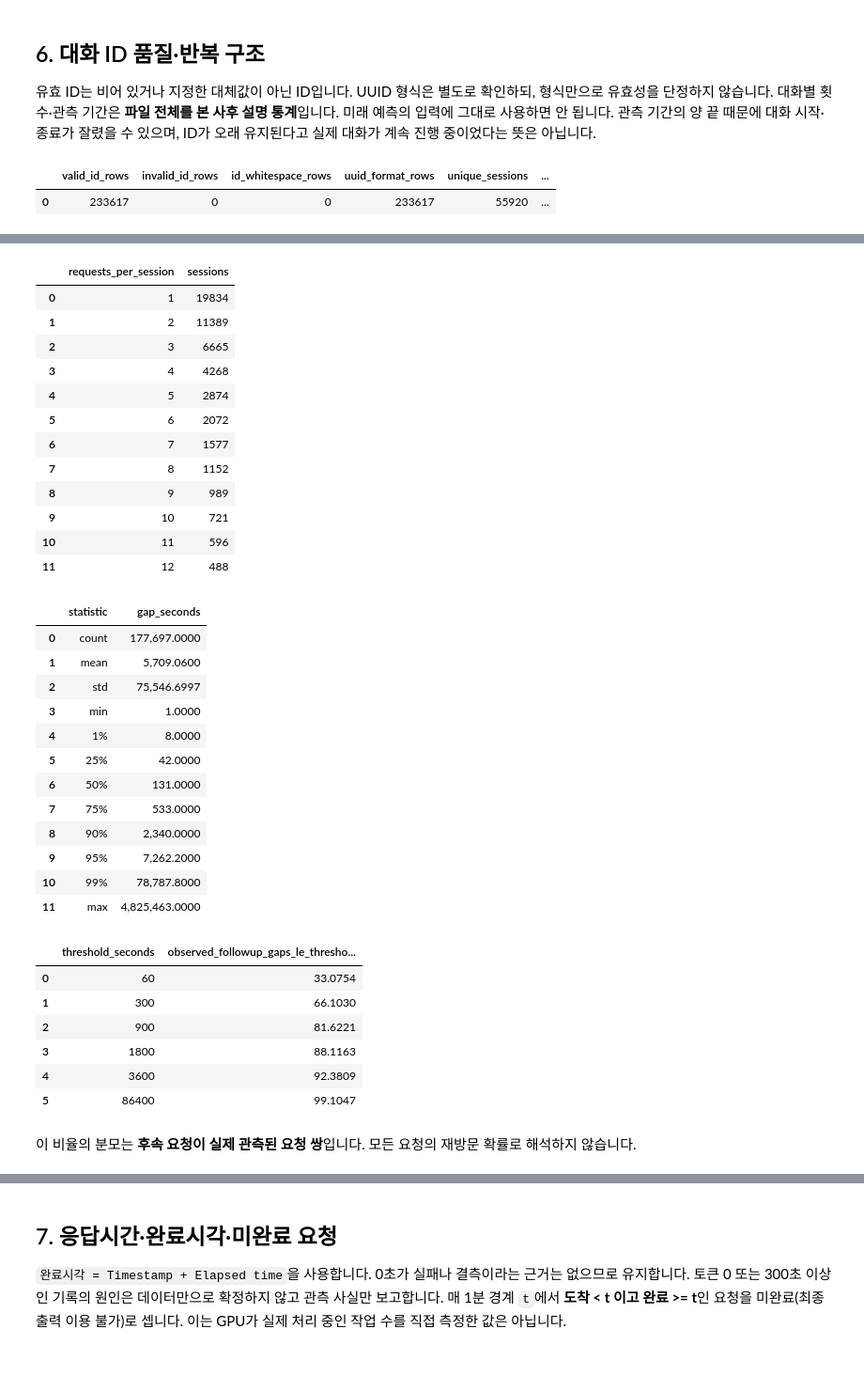
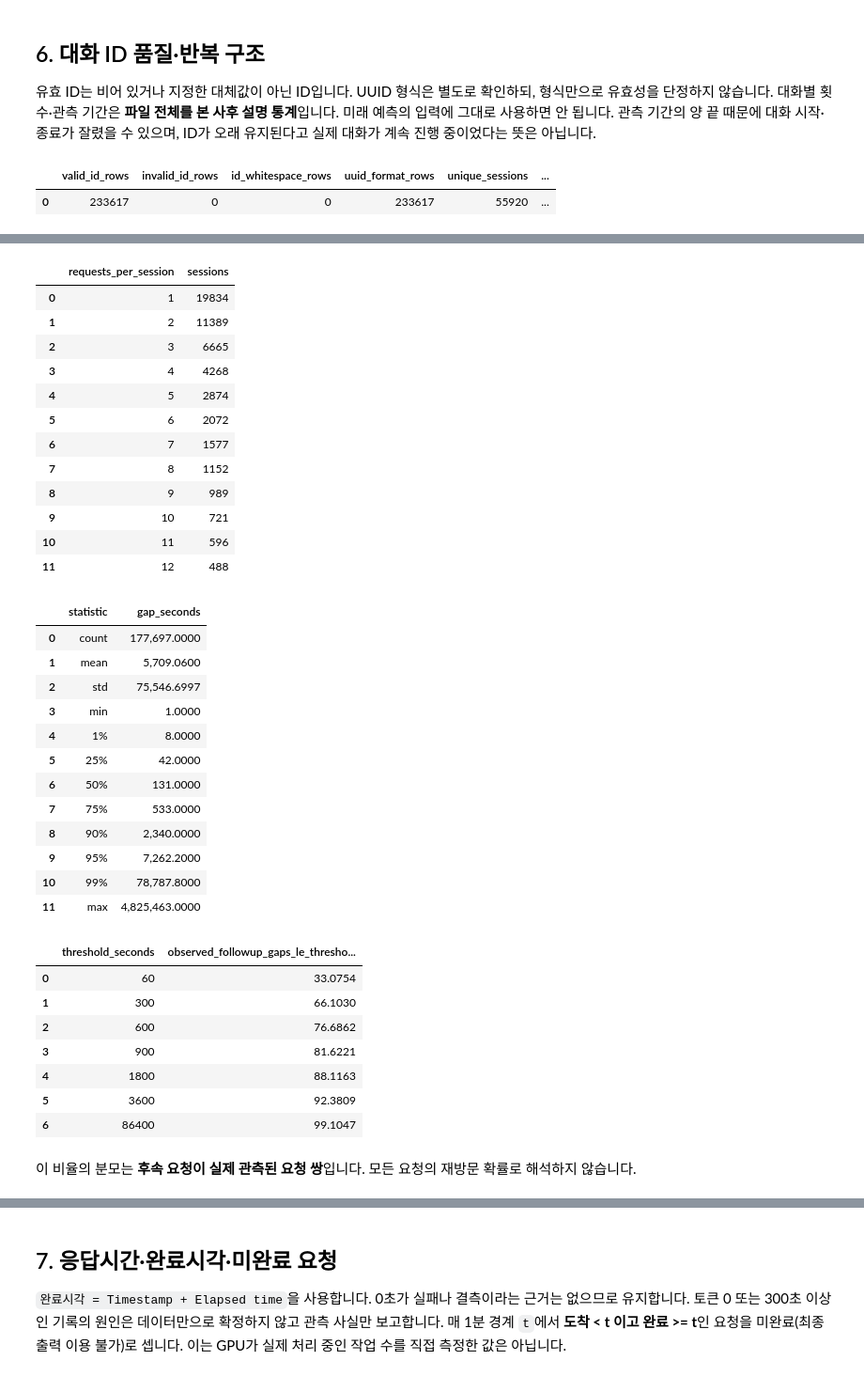
Before and after one commit to jongrionro-debug/TS_-, a Jupyter notebook: eda/eda.ipynb, the cells around one changed output, grey strips where cells are left out. Shown at 94% size. Drawn from its saved outputs; the diff is of its cells as text; code cells hidden in the pictures.

```diff
--- a/eda/eda.ipynb
+++ b/eda/eda.ipynb
@@ -498,7 +517,7 @@ save_table(session_size_counts, '06_session_size_counts', rows=12)
 gaps = session_rows['_gap_seconds'].dropna()
 gap_distribution = gaps.describe(percentiles=[.01, .25, .5, .75, .9, .95, .99]).to_frame('gap_seconds').reset_index(names='statistic')
 save_table(gap_distribution, '06_followup_gap_distribution')
-gap_thresholds = pd.DataFrame({'threshold_seconds': [60, 300, 900, 1800, 3600, 86400]})
+gap_thresholds = pd.DataFrame({'threshold_seconds': [60, 300, 600, 900, 1800, 3600, 86400]})
 gap_thresholds['observed_followup_gaps_le_threshold_pct'] = [float(gaps.le(v).mean() * 100) for v in gap_thresholds['threshold_seconds']]
 save_table(gap_thresholds, '06_followup_gap_thresholds')
 display(Markdown('이 비율의 분모는 **후속 요청이 실제 관측된 요청 쌍**입니다. 모든 요청의 재방문 확률로 해석하지 않습니다.'))
@@ -526,37 +545,38 @@ save_fig(fig, '06_sessions_and_followups')
 | 2 | model_count | 55,920.0000 | 1.0706 | 0.2562 | 1.0000 | 1.0000 | 1.0000 | 1.0000 | 1.0000 | 2.0000 | 2.0000 | ... |
 |  | requests_per_session | sessions |
 | 0 | 1 | 19834 |
 | 1 | 2 | 11389 |
 | 2 | 3 | 6665 |
 | 3 | 4 | 4268 |
 | 4 | 5 | 2874 |
 | 5 | 6 | 2072 |
 | 6 | 7 | 1577 |
 | 7 | 8 | 1152 |
 | 8 | 9 | 989 |
 | 9 | 10 | 721 |
 | 10 | 11 | 596 |
 | 11 | 12 | 488 |
 |  | statistic | gap_seconds |
 | 0 | count | 177,697.0000 |
 | 1 | mean | 5,709.0600 |
 | 2 | std | 75,546.6997 |
 | 3 | min | 1.0000 |
 | 4 | 1% | 8.0000 |
 | 5 | 25% | 42.0000 |
 | 6 | 50% | 131.0000 |
 | 7 | 75% | 533.0000 |
 | 8 | 90% | 2,340.0000 |
 | 9 | 95% | 7,262.2000 |
 | 10 | 99% | 78,787.8000 |
 | 11 | max | 4,825,463.0000 |
 |  | threshold_seconds | observed_followup_gaps_le_thresho... |
 | 0 | 60 | 33.0754 |
 | 1 | 300 | 66.1030 |
-| 2 | 900 | 81.6221 |
-| 3 | 1800 | 88.1163 |
-| 4 | 3600 | 92.3809 |
-| 5 | 86400 | 99.1047 |
+| 2 | 600 | 76.6862 |
+| 3 | 900 | 81.6221 |
+| 4 | 1800 | 88.1163 |
+| 5 | 3600 | 92.3809 |
+| 6 | 86400 | 99.1047 |
 이 비율의 분모는 **후속 요청이 실제 관측된 요청 쌍**입니다. 모든 요청의 재방문 확률로 해석하지 않습니다.
 |  | _turn | requests | median_input | p25_input | p75_input | median_input_change |
 | 0 | 1 | 55920 | 44.0000 | 23.0000 | 113.0000 | NaN |
```
Also changed, not shown: parts of 7 cells of this notebook, 38 other files.
